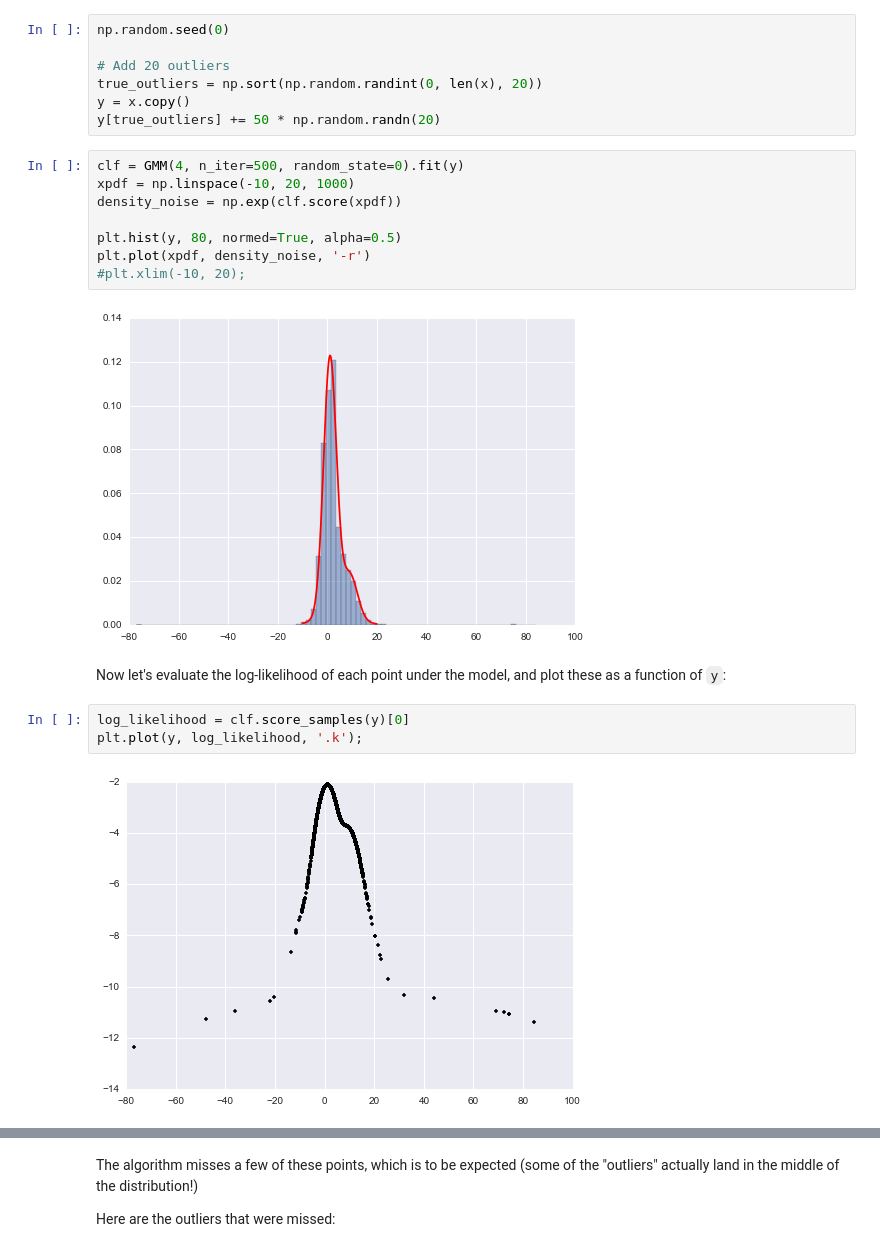
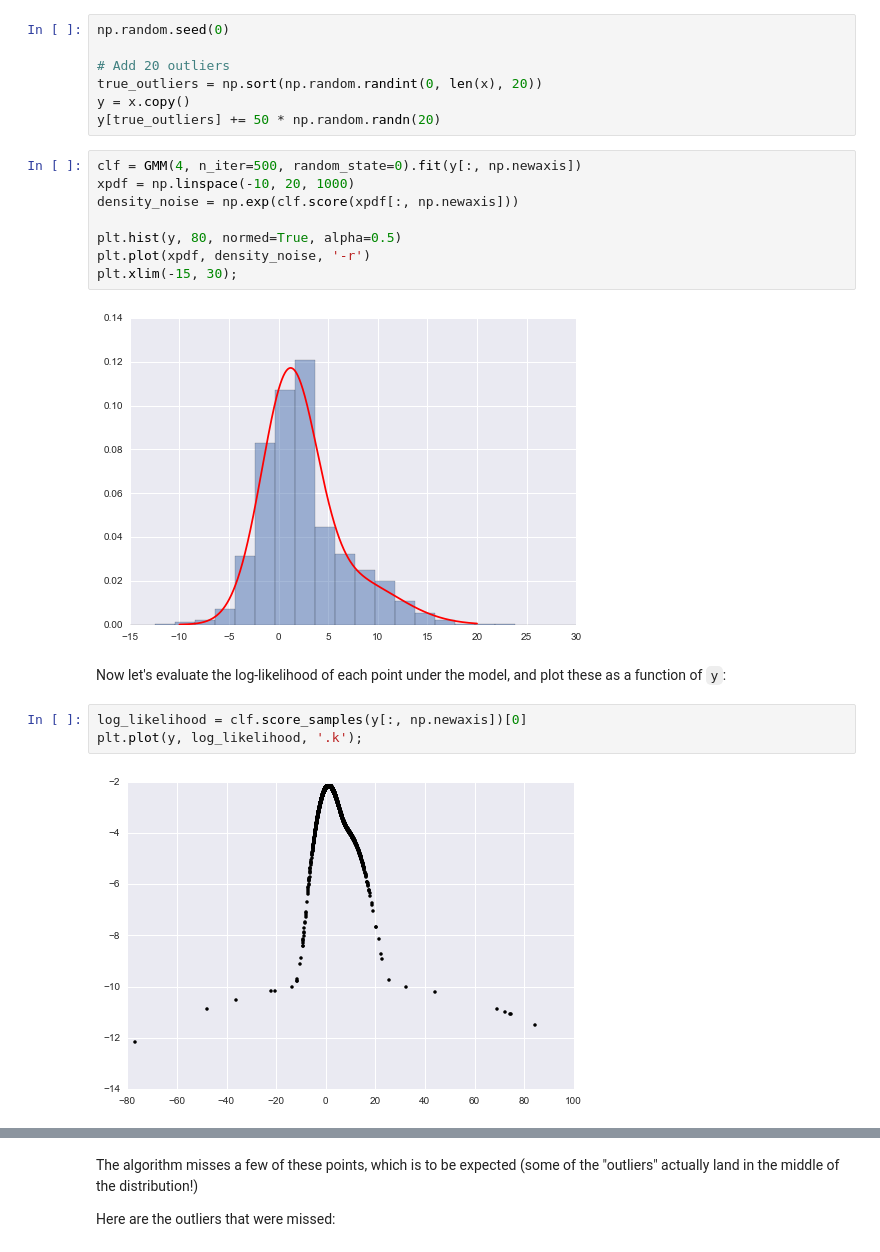
Before and after one commit to jakevdp/sklearn_tutorial, a Jupyter notebook: notebooks/04.3-Density-GMM.ipynb, the cells around one changed output, grey strips where cells are left out. Drawn from its saved outputs; the diff is of its cells as text.

```diff
--- a/notebooks/04.3-Density-GMM.ipynb
+++ b/notebooks/04.3-Density-GMM.ipynb
@@ -120,22 +121,22 @@ true_outliers = np.sort(np.random.randint(0, len(x), 20))
 y = x.copy()
 y[true_outliers] += 50 * np.random.randn(20)
 # %%
-clf = GMM(4, n_iter=500, random_state=0).fit(y)
+clf = GMM(4, n_iter=500, random_state=0).fit(y[:, np.newaxis])
 xpdf = np.linspace(-10, 20, 1000)
-density_noise = np.exp(clf.score(xpdf))
+density_noise = np.exp(clf.score(xpdf[:, np.newaxis]))
 
 plt.hist(y, 80, normed=True, alpha=0.5)
 plt.plot(xpdf, density_noise, '-r')
-#plt.xlim(-10, 20);
+plt.xlim(-15, 30);
 # %% [output]
-[figure, old version]
+[figure, new version]
 # %% [markdown]
 Now let's evaluate the log-likelihood of each point under the model, and plot these as a function of ``y``:
 # %%
-log_likelihood = clf.score_samples(y)[0]
+log_likelihood = clf.score_samples(y[:, np.newaxis])[0]
 plt.plot(y, log_likelihood, '.k');
 # %% [output]
-[figure, old version]
+[figure, new version]
 # %%
 detected_outliers = np.where(log_likelihood < -9)[0]
 
```
Also changed, not shown: parts of 11 cells of this notebook, 8 other files.
